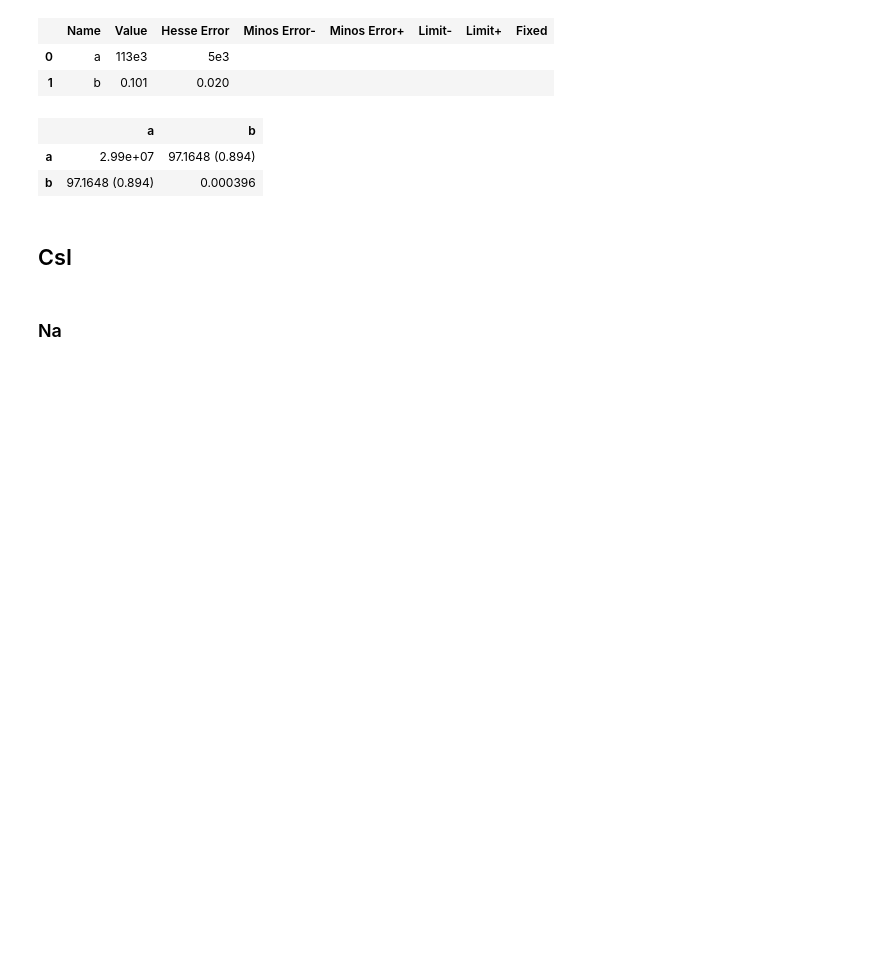
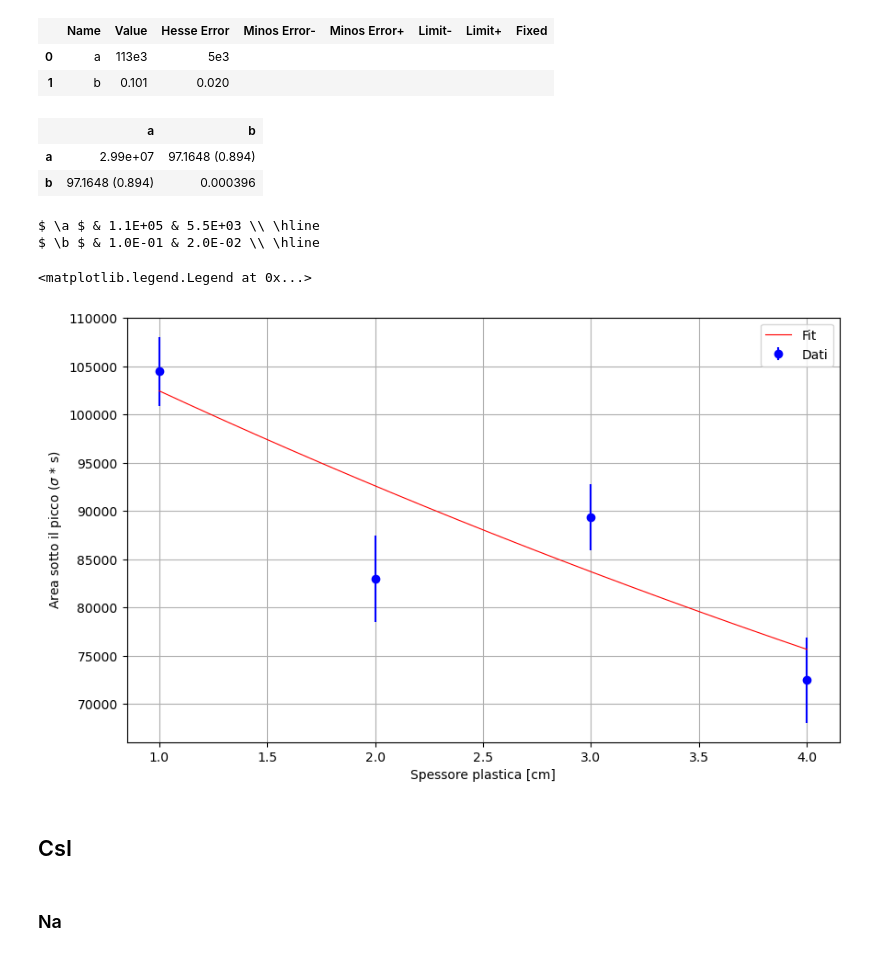
Before and after one commit to Pavar0tty/Laboratorio_SiPM, a Jupyter notebook: Analisi/Parte 2/Plastica_alluminio_aria.ipynb, the cells around one changed output. Drawn from its saved outputs; the diff is of its cells as text; code cells hidden in the pictures; blank space fills up the shorter version.

```diff
--- a/Analisi/Parte 2/Plastica_alluminio_aria.ipynb
+++ b/Analisi/Parte 2/Plastica_alluminio_aria.ipynb
@@ -430,6 +439,33 @@ err_att_B_p = errs[1]
 |  | a | b |
 | a | 2.99e+07 | 97.1648 (0.894) |
 | b | 97.1648 (0.894) | 0.000396 |
+# %%
+for i in range(len(vals)):
+    if i <= 1:
+        print(f"$ \\{pars[i]} $ & {vals[i]:.1E} & {errs[i]:.1E} \\\\ \\hline")
+    else:
+        print(f"{pars[i]} & {vals[i]:.1E} & {errs[i]:.1E} \\\\ \\hline")
+# %% [output]
+$ \a $ & 1.1E+05 & 5.5E+03 \\ \hline
+$ \b $ & 1.0E-01 & 2.0E-02 \\ \hline
+# %%
+x = np.linspace(1, 4, 10000)
+y = exp(x, vals[0], vals[1])
+plt.figure(figsize = (10, 6))
+plt.errorbar([1, 2, 3, 4], [s1*sig1, s2*sig2, s3*sig3, s4*sig4],
+             yerr = [prop_err_mol(s1, sig1, err_s1, err_sig1),
+                     prop_err_mol(s2, sig2, err_s2, err_sig2),
+                     prop_err_mol(s3, sig3, err_s3, err_sig3),
+                     prop_err_mol(s4, sig4, err_s4, err_sig4) ],
+             fmt = 'o', label = 'Dati', color = 'blue',)
+plt.plot(x, y, label = 'Fit', color = 'red', linewidth = 0.8)
+plt.grid()
+plt.xlabel('Spessore plastica [cm]')
+plt.ylabel('Area sotto il picco ($\\sigma$ * s)')
+plt.legend()
+# %% [output]
+<matplotlib.legend.Legend at 0x...>
+[figure, added]
 # %% [markdown]
 ## CsI
 # %% [markdown]
```
Also changed, not shown: parts of 18 cells of this notebook.
